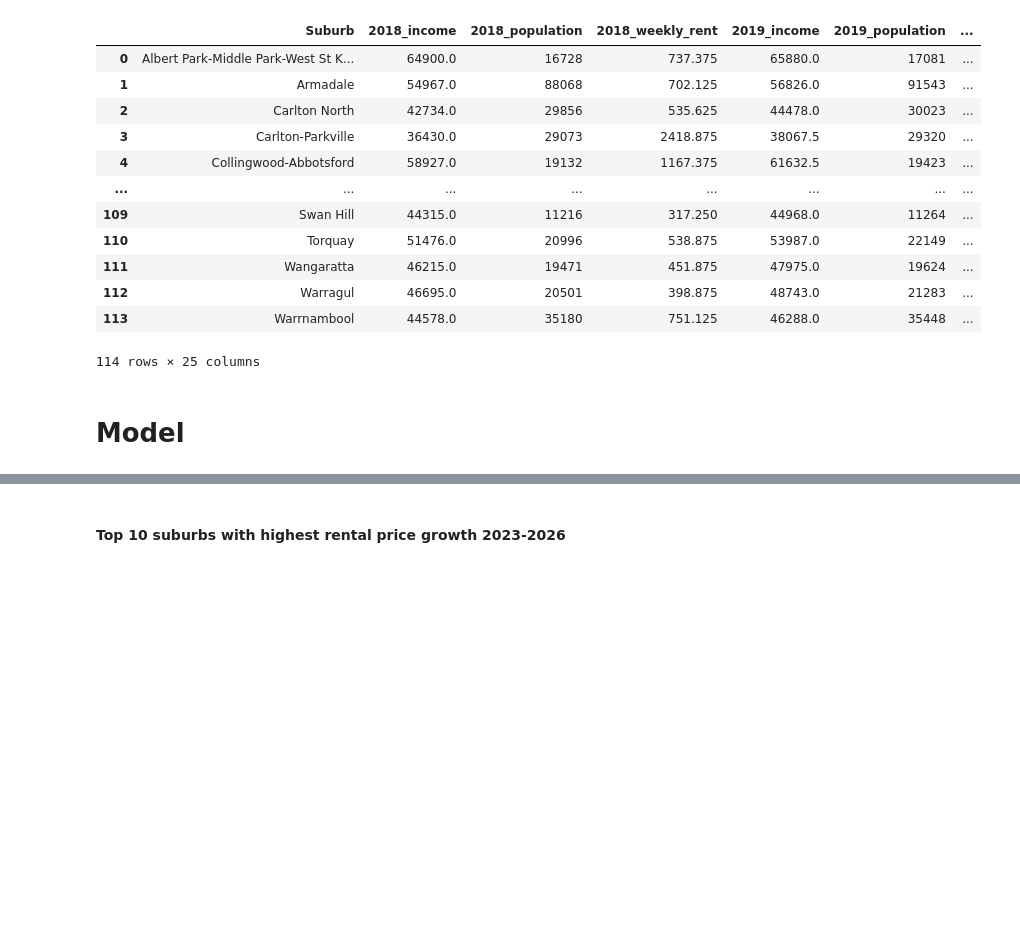
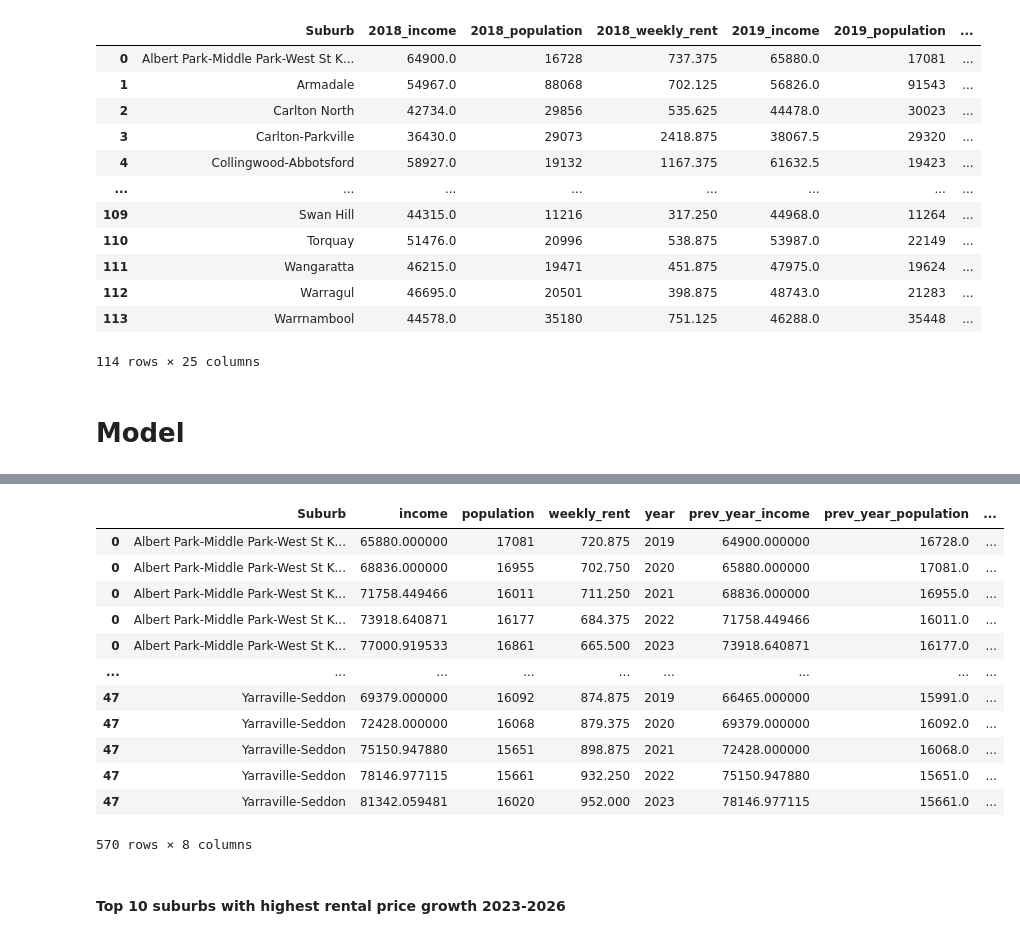
Before and after one commit to MAST30034-AppliedDataScience/project-2-group-real-estate-hexosergeantchelelebratebonitz, a Jupyter notebook: notebooks/Julian/rent_forecasting.ipynb, the cells around one changed output, grey strips where cells are left out. Cells and saved outputs as stored; diff of their text form; code cells hidden in the pictures; blank space fills up the shorter version.

```diff
--- a/notebooks/Julian/rent_forecasting.ipynb
+++ b/notebooks/Julian/rent_forecasting.ipynb
@@ -316,4 +350,20 @@ print(df_new[['Suburb', '2024_predicted_rent', '2025_predicted_rent', '2026_pred
 
 [114 rows x 4 columns]
+# %%
+stacked_df_filtered
+# %% [output]
+|  | Suburb | income | population | weekly_rent | year | prev_year_income | prev_year_population | ... |
+| 0 | Albert Park-Middle Park-West St K... | 65880.000000 | 17081 | 720.875 | 2019 | 64900.000000 | 16728.0 | ... |
+| 0 | Albert Park-Middle Park-West St K... | 68836.000000 | 16955 | 702.750 | 2020 | 65880.000000 | 17081.0 | ... |
+| 0 | Albert Park-Middle Park-West St K... | 71758.449466 | 16011 | 711.250 | 2021 | 68836.000000 | 16955.0 | ... |
+| 0 | Albert Park-Middle Park-West St K... | 73918.640871 | 16177 | 684.375 | 2022 | 71758.449466 | 16011.0 | ... |
+| 0 | Albert Park-Middle Park-West St K... | 77000.919533 | 16861 | 665.500 | 2023 | 73918.640871 | 16177.0 | ... |
+| ... | ... | ... | ... | ... | ... | ... | ... | ... |
+| 47 | Yarraville-Seddon | 69379.000000 | 16092 | 874.875 | 2019 | 66465.000000 | 15991.0 | ... |
+| 47 | Yarraville-Seddon | 72428.000000 | 16068 | 879.375 | 2020 | 69379.000000 | 16092.0 | ... |
+| 47 | Yarraville-Seddon | 75150.947880 | 15651 | 898.875 | 2021 | 72428.000000 | 16068.0 | ... |
+| 47 | Yarraville-Seddon | 78146.977115 | 15661 | 932.250 | 2022 | 75150.947880 | 15651.0 | ... |
+| 47 | Yarraville-Seddon | 81342.059481 | 16020 | 952.000 | 2023 | 78146.977115 | 15661.0 | ... |
+570 rows × 8 columns
 # %% [markdown]
 #### Top 10 suburbs with highest rental price growth 2023-2026
```
Also changed, not shown: parts of 6 cells of this notebook.
